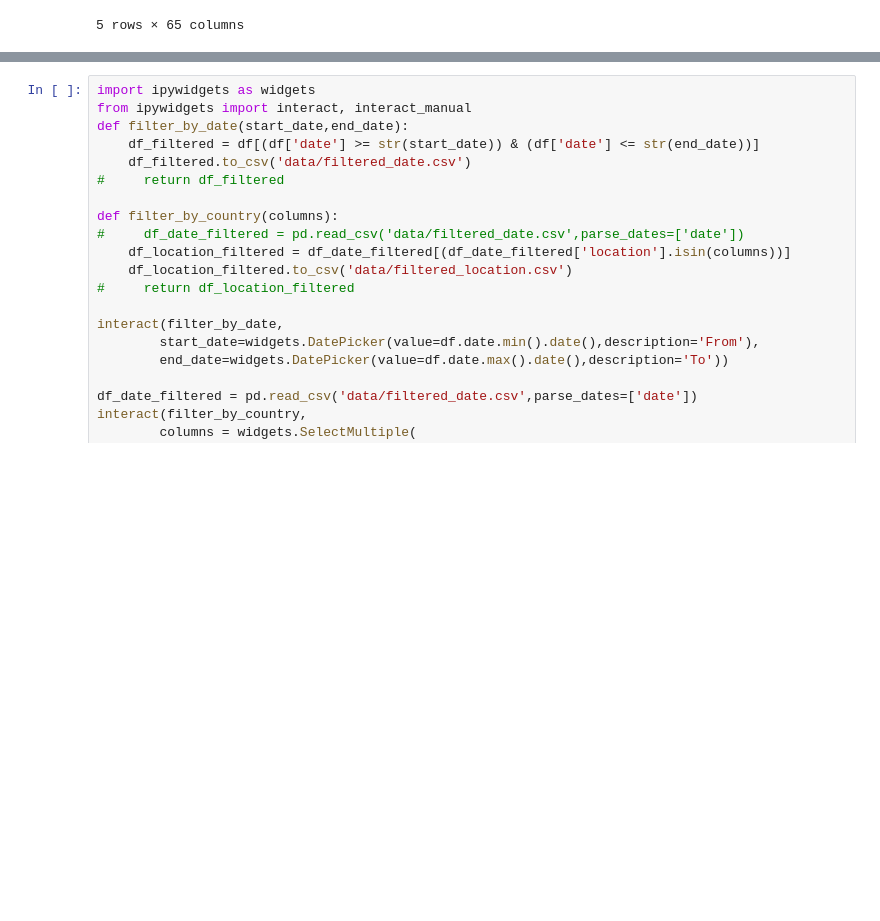
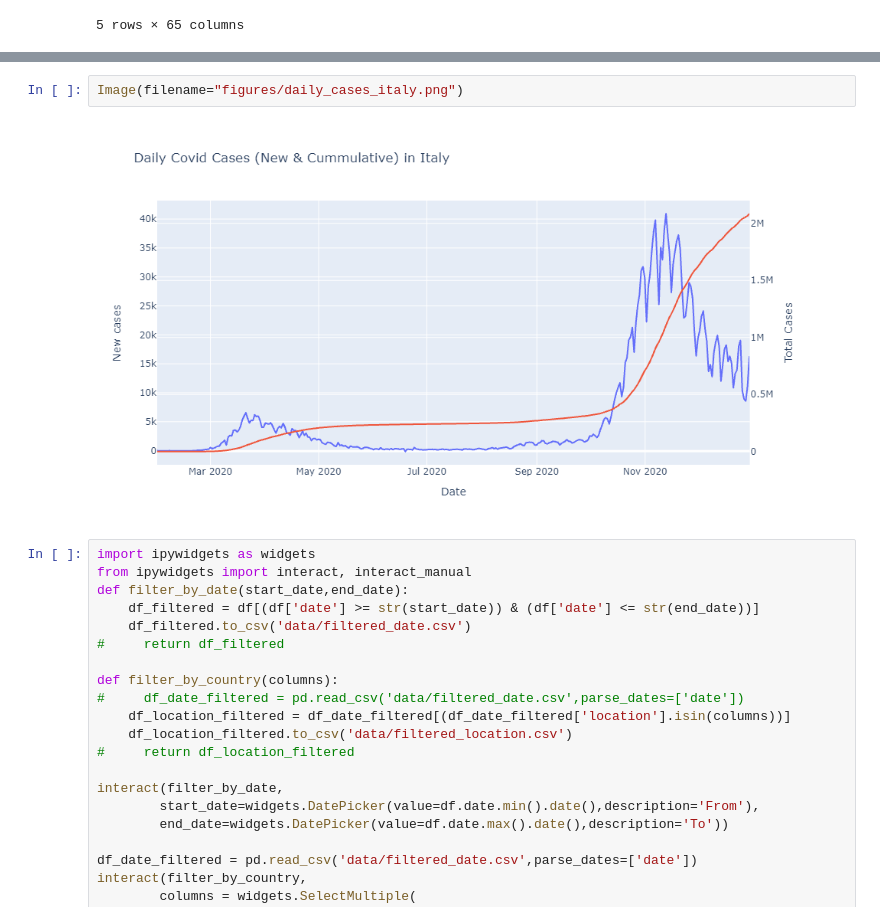
Before and after one commit to manojmanivannan/DataScience, a Jupyter notebook: CovidDaily/EU_covid_analysis.ipynb, the cells around one changed output, grey strips where cells are left out. Cells and saved outputs as stored; diff of their text form; blank space fills up the shorter version.

```diff
--- a/CovidDaily/EU_covid_analysis.ipynb
+++ b/CovidDaily/EU_covid_analysis.ipynb
@@ -78,6 +82,10 @@ subfig.for_each_trace(lambda t: t.update(line=dict(color=t.marker.color)))
 subfig.show()
 # %% [output]
 [interactive output not drawn]
+# %%
+Image(filename="figures/daily_cases_italy.png")
+# %% [output]
+[figure, added]
 # %%
 import ipywidgets as widgets
 from ipywidgets import interact, interact_manual
```
Also changed, not shown: parts of 5 cells of this notebook, 5 other files.
